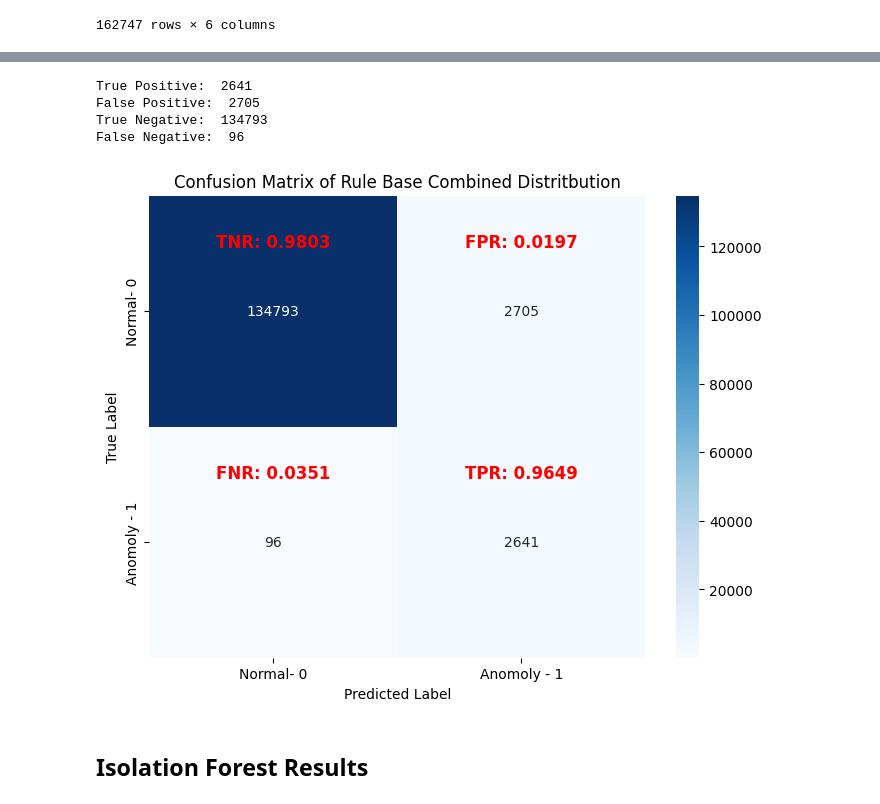
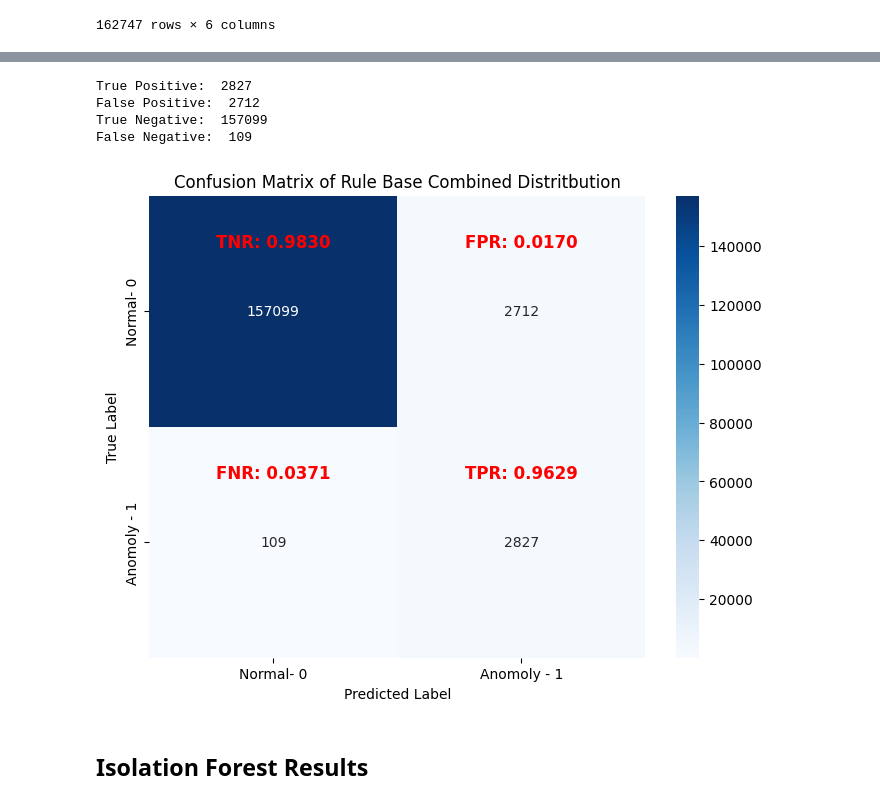
Before and after one commit to uikram/AnomolyDetection, a Jupyter notebook: result_comparison.ipynb, the cells around one changed output, grey strips where cells are left out. Saved outputs shown, nothing was run; the diff lists cells and outputs as text; code cells hidden in the pictures.

Commit message:
fix : combined plots

```diff
--- a/result_comparison.ipynb
+++ b/result_comparison.ipynb
@@ -255,8 +255,8 @@ False Negative:  96
 # %% [markdown]
 - Combined Distribution
 # %%
-rule_based_combined = pd.concat([rule_base_anomalous_distritbution,rule_base_normal_distritbution])
-rule_based_combined
+rule_base_combined_distritbution = pd.concat([rule_base_anomalous_distritbution,rule_base_normal_distritbution])
+rule_base_combined_distritbution
 # %% [output]
 |  | COUNTER_ID | cycle_time | ground_truth | shot_id | shot_time | output |
 | 0 | EMA2233M10295 | 3 | 1 | 14687 | 2022-02-21 13:19:08 | 0 |
@@ -271,12 +271,3 @@ rule_based_combined
 | 22510 | EMA2303M10302 | 32 | 0 | 3251 | 2024-03-21 13:22:24 | 0 |
 | 22511 | EMA2303M10302 | 32 | 0 | 3252 | 2024-03-21 13:22:56 | 0 |
 162747 rows × 6 columns
-# %%
-rule_base_combined_distritbution = pd.merge(ground_truth_combined_distritbution, rule_based_combined,
-                     on=[
-                         'shot_id',
-                         'COUNTER_ID',
-                         'cycle_time'
-                         ],
-                     how='inner')
-rule_base_combined_distritbution
@@ -297,11 +274,11 @@ rule_base_combined_distritbution
 # %%
-plot_confusion_matrix(rule_base_anomalous_distritbution['ground_truth'], rule_base_anomalous_distritbution['output'],'Rule Base Combined Distritbution')
+plot_confusion_matrix(rule_base_combined_distritbution['ground_truth'], rule_base_combined_distritbution['output'],'Rule Base Combined Distritbution')
 # %% [output]
-True Positive:  2641
-False Positive:  2705
-True Negative:  134793
-False Negative:  96
+True Positive:  2827
+False Positive:  2712
+True Negative:  157099
+False Negative:  109
-[figure, old version]
+[figure, new version]
 # %% [markdown]
 ## Isolation Forest Results
 # %% [markdown]
```
Also changed, not shown: parts of 4 cells of this notebook.
